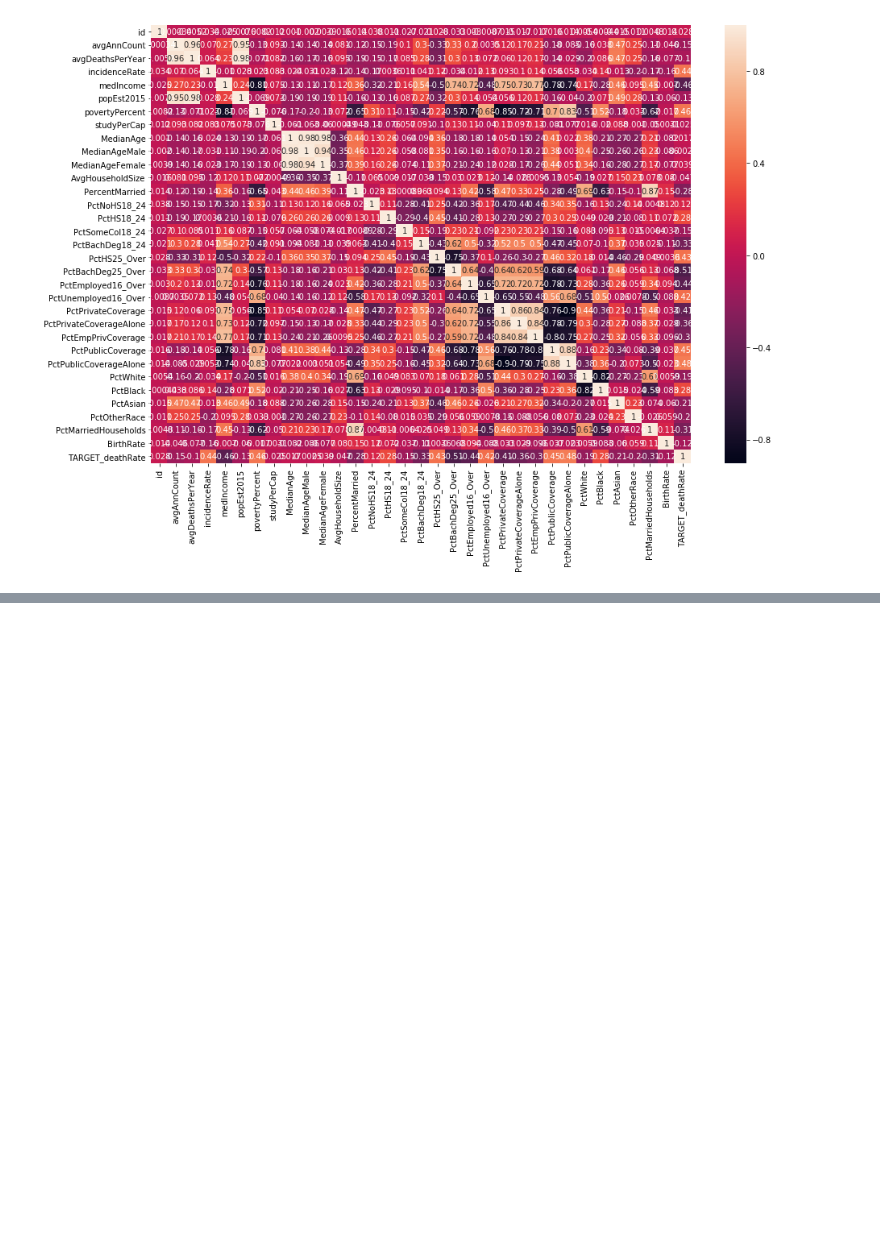
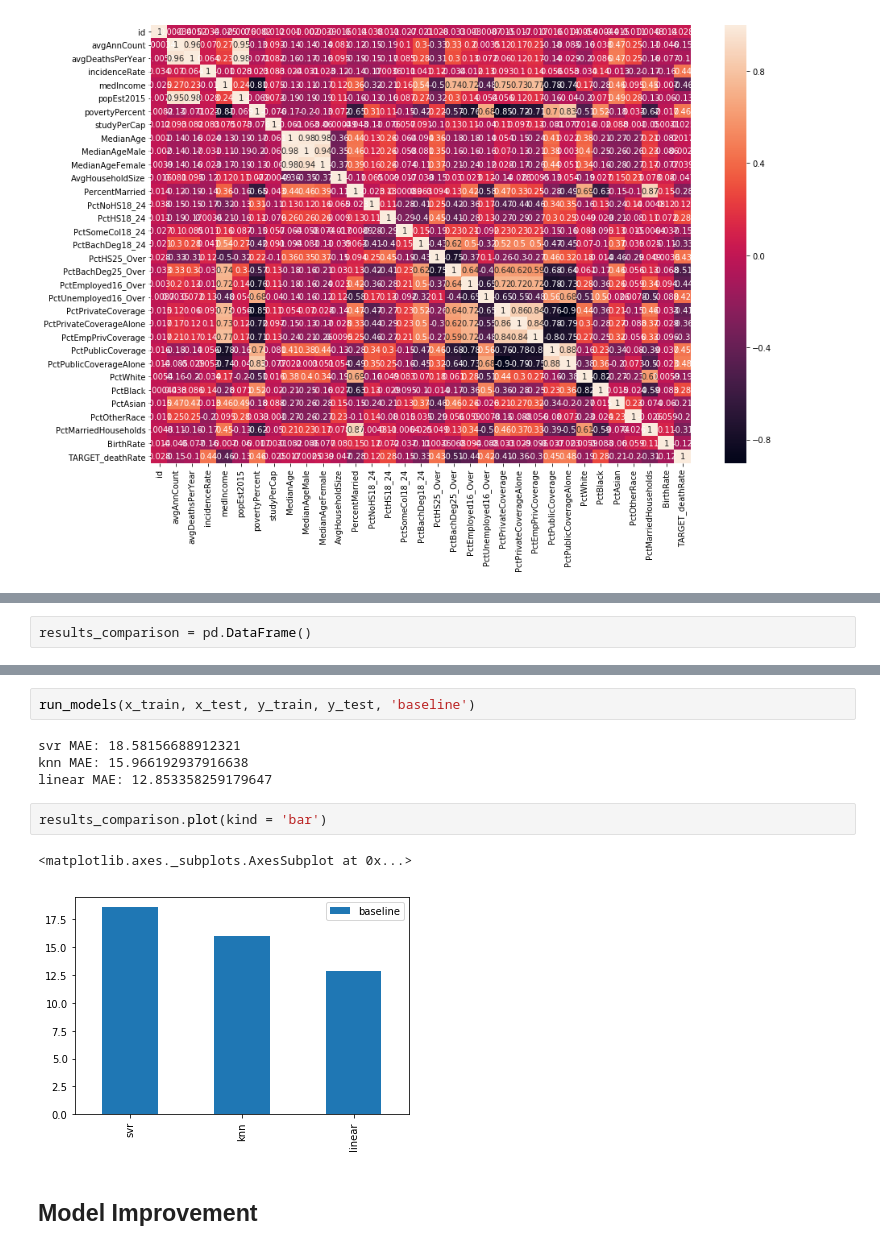
Before and after one commit to JanieTran/SCHOOL_MachineLearning, a Jupyter notebook: Assignment1/COSC2753_A1_s3623386.ipynb, the cells around one changed output, grey strips where cells are left out. Saved outputs shown, nothing was run; the diff lists cells and outputs as text; blank space fills up the shorter version.

```diff
--- a/Assignment1/COSC2753_A1_s3623386.ipynb
+++ b/Assignment1/COSC2753_A1_s3623386.ipynb
@@ -107,0 +82,2 @@ sns.heatmap(train.corr(), annot = True)
+# %%
+results_comparison = pd.DataFrame()
@@ -107,0 +121,13 @@ sns.heatmap(train.corr(), annot = True)
+# %%
+run_models(x_train, x_test, y_train, y_test, 'baseline')
+# %% [output]
+svr MAE: 18.58156688912321
+knn MAE: 15.966192937916638
+linear MAE: 12.853358259179647
+# %%
+results_comparison.plot(kind = 'bar')
+# %% [output]
+<matplotlib.axes._subplots.AxesSubplot at 0x...>
+[figure, added]
+# %% [markdown]
+## Model Improvement
```
Also changed, not shown: parts of 45 cells of this notebook, 2 other files.
